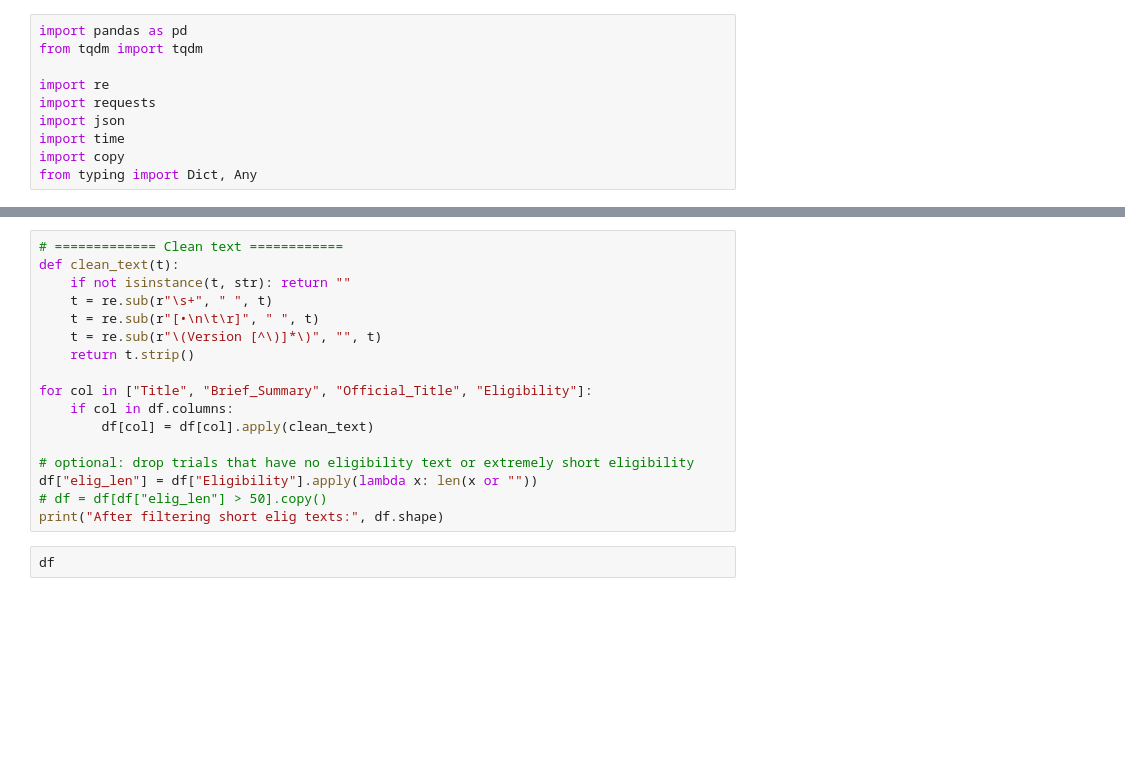
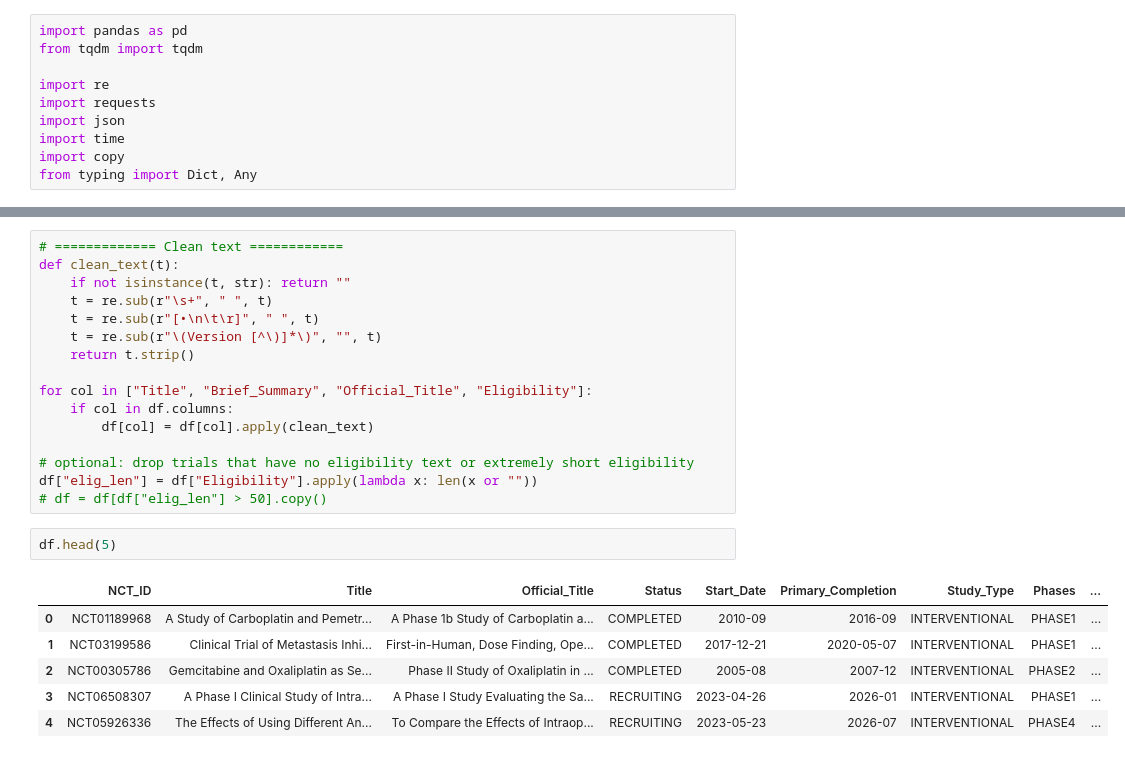
Before and after one commit to Ayham-0010/Trial-Eligibility-Parsing-and-Prediction, a Jupyter notebook: notebooks/Parsing.ipynb, the cells around one changed output, grey strips where cells are left out. Drawn from its saved outputs; the diff is of its cells as text; blank space fills up the shorter version.

```diff
--- a/notebooks/Parsing.ipynb
+++ b/notebooks/Parsing.ipynb
@@ -125,9 +128,15 @@ for col in ["Title", "Brief_Summary", "Official_Title", "Eligibility"]:
 # optional: drop trials that have no eligibility text or extremely short eligibility
 df["elig_len"] = df["Eligibility"].apply(lambda x: len(x or ""))
 # df = df[df["elig_len"] > 50].copy()
-print("After filtering short elig texts:", df.shape)
 # %%
-df
+df.head(5)
+# %% [output]
+|  | NCT_ID | Title | Official_Title | Status | Start_Date | Primary_Completion | Study_Type | Phases | ... |
+| 0 | NCT01189968 | A Study of Carboplatin and Pemetr... | A Phase 1b Study of Carboplatin a... | COMPLETED | 2010-09 | 2016-09 | INTERVENTIONAL | PHASE1 | ... |
+| 1 | NCT03199586 | Clinical Trial of Metastasis Inhi... | First-in-Human, Dose Finding, Ope... | COMPLETED | 2017-12-21 | 2020-05-07 | INTERVENTIONAL | PHASE1 | ... |
+| 2 | NCT00305786 | Gemcitabine and Oxaliplatin as Se... | Phase II Study of Oxaliplatin in ... | COMPLETED | 2005-08 | 2007-12 | INTERVENTIONAL | PHASE2 | ... |
+| 3 | NCT06508307 | A Phase I Clinical Study of Intra... | A Phase I Study Evaluating the Sa... | RECRUITING | 2023-04-26 | 2026-01 | INTERVENTIONAL | PHASE1 | ... |
+| 4 | NCT05926336 | The Effects of Using Different An... | To Compare the Effects of Intraop... | RECRUITING | 2023-05-23 | 2026-07 | INTERVENTIONAL | PHASE4 | ... |
 # %%
 def is_systemic_anticancer_trial(row):
     text = " ".join([
```
Also changed, not shown: parts of 12 cells of this notebook, 7 other files.
